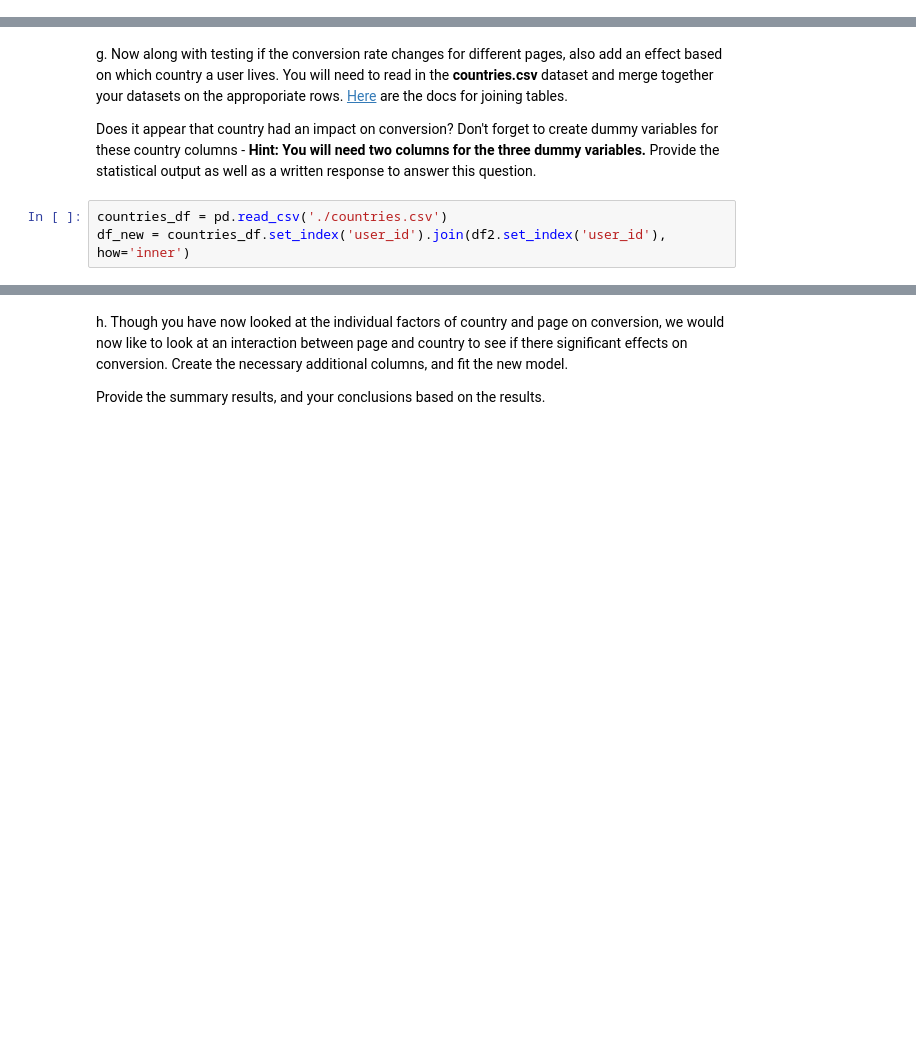
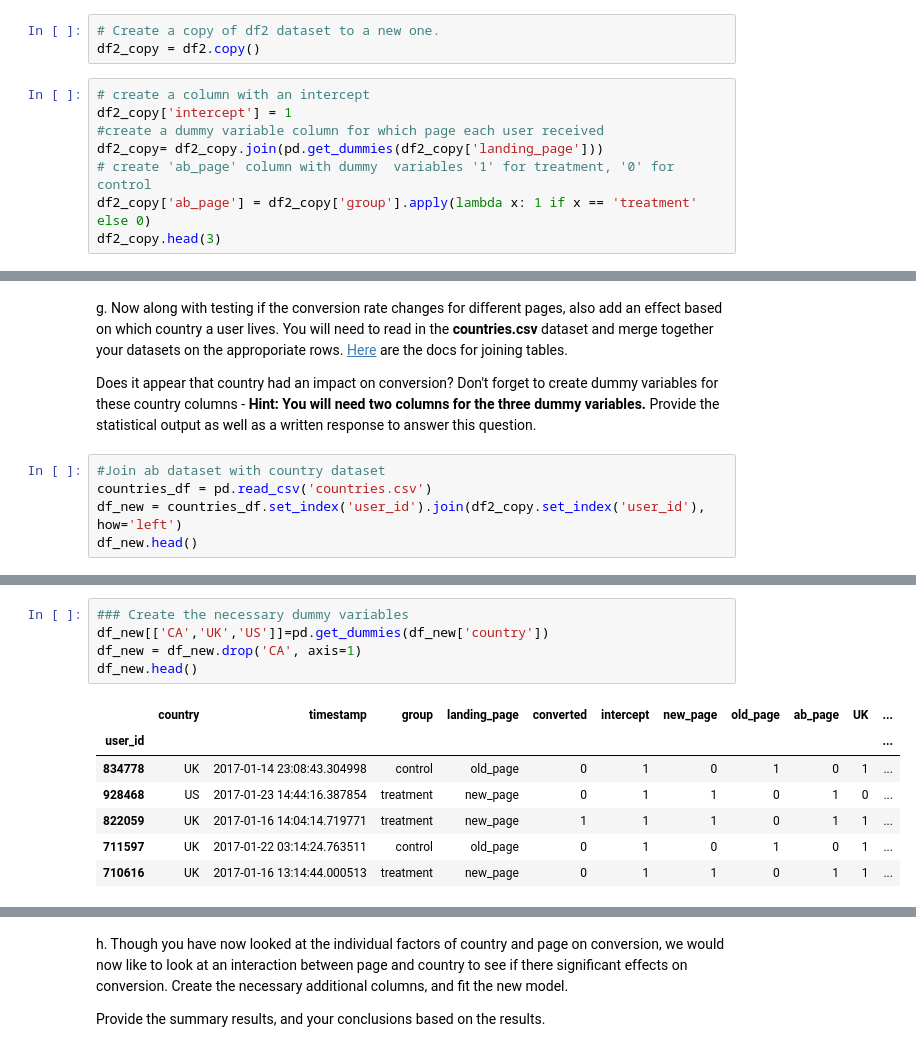
Before and after one commit to garainesuhove/ab_test_results, a Jupyter notebook: Analyze_ab_test_results_notebook_v1.ipynb, the cells around one changed output, grey strips where cells are left out. Saved outputs shown, nothing was run; the diff lists cells and outputs as text; blank space fills up the shorter version.

```diff
--- a/Analyze_ab_test_results_notebook_v1.ipynb
+++ b/Analyze_ab_test_results_notebook_v1.ipynb
@@ -266,2 +412,13 @@ a. Since each row is either a conversion or no conversion, what type of regressi
 # %% [markdown]
 b. The goal is to use **statsmodels** to fit the regression model you specified in part **a.** to see if there is a significant difference in conversion based on which page a customer receives.  However, you first need to create a column for the intercept, and create a dummy variable column for which page each user received.  Add an **intercept** column, as well as an **ab_page** column, which is 1 when an individual receives the **treatment** and 0 if **control**.
+# %%
+# Create a copy of df2 dataset to a new one.
+df2_copy = df2.copy()
+# %%
+# create a column with an intercept
+df2_copy['intercept'] = 1
+#create a dummy variable column for which page each user received
+df2_copy= df2_copy.join(pd.get_dummies(df2_copy['landing_page']))
+# create 'ab_page' column with dummy  variables '1' for treatment, '0' for control
+df2_copy['ab_page'] = df2_copy['group'].apply(lambda x: 1 if x == 'treatment' else 0)
+df2_copy.head(3)
@@ -282,5 +482,7 @@ g. Now along with testing if the conversion rate changes for different pages, al
 
 Does it appear that country had an impact on conversion?  Don't forget to create dummy variables for these country columns - **Hint: You will need two columns for the three dummy variables.** Provide the statistical output as well as a written response to answer this question.
 # %%
-countries_df = pd.read_csv('./countries.csv')
-df_new = countries_df.set_index('user_id').join(df2.set_index('user_id'), how='inner')
+#Join ab dataset with country dataset
+countries_df = pd.read_csv('countries.csv')
+df_new = countries_df.set_index('user_id').join(df2_copy.set_index('user_id'), how='left')
+df_new.head()
@@ -288,0 +505,13 @@ df_new = countries_df.set_index('user_id').join(df2.set_index('user_id'), how='i
+# %%
+### Create the necessary dummy variables
+df_new[['CA','UK','US']]=pd.get_dummies(df_new['country'])
+df_new = df_new.drop('CA', axis=1)
+df_new.head()
+# %% [output]
+|  | country | timestamp | group | landing_page | converted | intercept | new_page | old_page | ab_page | UK | ... |
+| user_id |  |  |  |  |  |  |  |  |  |  | ... |
+| 834778 | UK | 2017-01-14 23:08:43.304998 | control | old_page | 0 | 1 | 0 | 1 | 0 | 1 | ... |
+| 928468 | US | 2017-01-23 14:44:16.387854 | treatment | new_page | 0 | 1 | 1 | 0 | 1 | 0 | ... |
+| 822059 | UK | 2017-01-16 14:04:14.719771 | treatment | new_page | 1 | 1 | 1 | 0 | 1 | 1 | ... |
+| 711597 | UK | 2017-01-22 03:14:24.763511 | control | old_page | 0 | 1 | 0 | 1 | 0 | 1 | ... |
+| 710616 | UK | 2017-01-16 13:14:44.000513 | treatment | new_page | 0 | 1 | 1 | 0 | 1 | 1 | ... |
```
Also changed, not shown: parts of 43 cells of this notebook.
